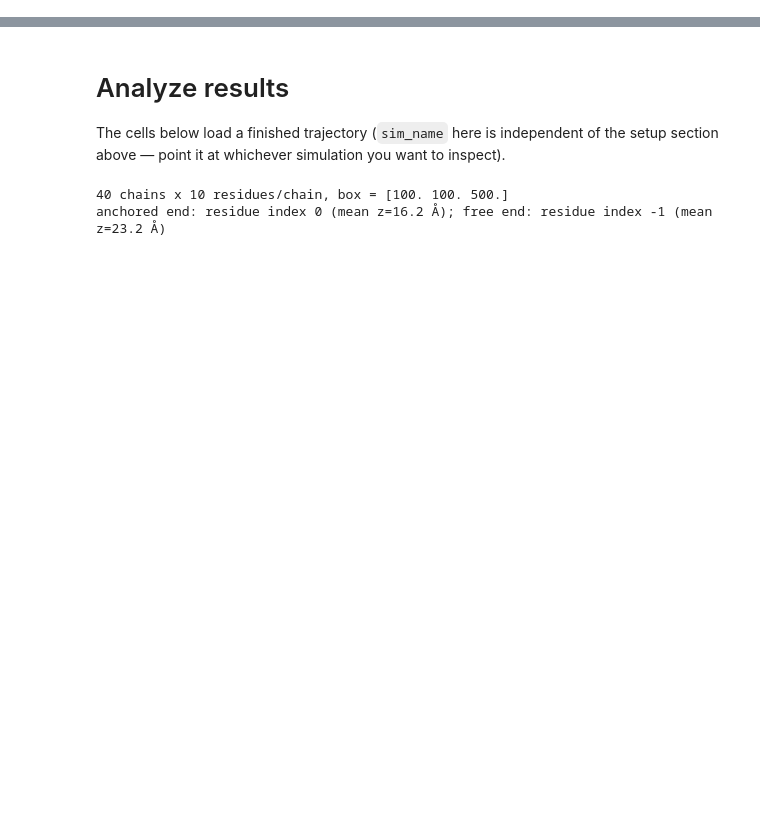
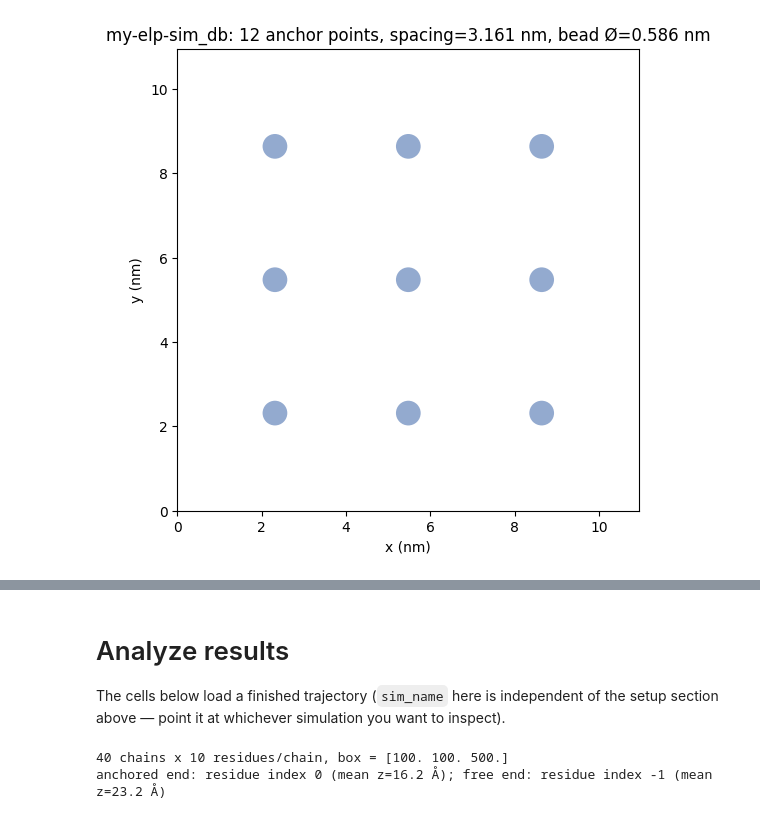
Before and after one commit to Delft-iGEM/ELP-Simulations, a Jupyter notebook: analyze.ipynb, the cells around one changed output, grey strips where cells are left out. Drawn from its saved outputs; the diff is of its cells as text; code cells hidden in the pictures; blank space fills up the shorter version.

```diff
--- a/analyze.ipynb
+++ b/analyze.ipynb
@@ -20,19 +22,54 @@ import matplotlib.pyplot as plt
 import numpy as np
 from matplotlib.patches import Circle
 
+from tools.elibpy import build_sequence_with_features, humanize_seq
 from tools.new_simulation import (
     MIN_BOX_L,
     Z_HEIGHT,
     _validate_sequence,
     get_clockwise_position,
     plan_box,
+    plan_steps,
 )
 
 # ---- Inputs --------------------------------------------------------------
-sim_name = "my-elp-sim"                        # simulations/<sim_name>/ — reused by every cell below
-sequence = "VPGVGVPGVGVPGVGVPGVGVPGVGVPGVG"     # single-letter AAs; residue 0 becomes the surface anchor ("Z")
-concentration = 0.02                            # ELP chains / nm^2 (surface concentration)
-nmol = 500                                      # number of ELP molecules
+sim_name = "my-elp-sim_db"                        # simulations/<sim_name>/ — reused by every cell below
+
+USE_ELP_BUILDER = False  # True: build `sequence` from `components` below via tools.elibpy; False: use the raw string
+
+# Used when USE_ELP_BUILDER = False. Residue 0 becomes the surface anchor ("Z").
+sequence = "VPGVGVPGVGVPGVGVPGVGVPGVGVPGVG"     # single-letter AAs
+
+# Used when USE_ELP_BUILDER = True — same (token, label) format as tools.elibpy.build_sequence_with_features:
+#   "<letter><count>"  -> that many VPG<letter>G repeats, e.g. "V5" -> VPGVGVPGVGVPGVGVPGVGVPGVG
+#   "(FRAGMENT)"        -> literal sequence fragment, inserted as-is
+components = [
+    ("V10", "VPGVG repeat"),
+    ("K1", "lvpgkg"),
+    ("I5", "VPGIG repeat"),
+    ("V10", "VPGVG repeat"),
+    ("K1", "lvpgkg"),
+    ("I5", "VPGIG repeat"),
+]
+
+if USE_ELP_BUILDER:
+    built = build_sequence_with_features(components)
+    sequence = built["seq"]
+    print(f"built sequence:  {humanize_seq(components)}")
+
+concentration = 0.1                            # ELP chains / nm^2 (surface concentration)
+nmol = 12                                       # number of ELP molecules
+
+# Step counts — the single source of truth used by every cell below (DelftBlue submit
+# and local run both read `steps`/`local_steps` from here instead of redefining them).
+steps = 7_070_000        # total MD production steps, used by the DelftBlue/GPU submit cell
+local_steps = 20_000      # smaller step count for the local CPU/GPU smoke-test cell
+
+# Caps the save interval (steps between saved trajectory frames) that `plan_steps`
+# below is allowed to pick — see the "steps -> frames" printout for what this
+# actually produces. CALVADOS/create_simulation's own default is 7000; lower it if
+# you want more temporal resolution (more saved frames) at a given step count.
+max_n_save = 7000
 # ---------------------------------------------------------------------------
 
 seq = _validate_sequence(sequence)
@@ -50,17 +87,35 @@ print(f"sequence:        {len(seq)} residues")
 print(f"box:             [{plan.l_box}, {plan.l_box}, {Z_HEIGHT}] nm")
 if plan.clamped:
     achieved = round(nmol / plan.l_box ** 2, 5)
-    print(f"\u26a0  requested concentration would need a box below the {MIN_BOX_L} nm floor required by "
-          f"CALVADOS's default cutoffs \u2014 box clamped to {plan.l_box} nm "
-          f"(achieved concentration \u2248 {achieved} chains/nm\u00b2)")
+    print(f"⚠  requested concentration would need a box below the {MIN_BOX_L} nm floor required by "
+          f"CALVADOS's default cutoffs — box clamped to {plan.l_box} nm "
+          f"(achieved concentration ≈ {achieved} chains/nm²)")
 print(f"anchor spacing:  {plan.spacing} nm")
 if plan.spacing_too_tight:
-    print(f"\u26a0  spacing ({plan.spacing} nm) is tighter than a rough own-size estimate for a "
-          f"{len(seq)}-residue chain ({plan.min_sane_spacing:.2f} nm) \u2014 chains will start heavily "
+    print(f"⚠  spacing ({plan.spacing} nm) is tighter than a rough own-size estimate for a "
+          f"{len(seq)}-residue chain ({plan.min_sane_spacing:.2f} nm) — chains will start heavily "
           f"overlapped and the simulation is likely to diverge to NaN. Lower the concentration and/or nmol.")
 if plan.spacing < anchor_sigma:
-    print(f"\u26a0  spacing ({plan.spacing} nm) is smaller than a single bead's own diameter "
-          f"({anchor_sigma:.3f} nm) \u2014 even the anchor beads themselves will overlap.")
+    print(f"⚠  spacing ({plan.spacing} nm) is smaller than a single bead's own diameter "
+          f"({anchor_sigma:.3f} nm) — even the anchor beads themselves will overlap.")
+
+# ---- steps -> frames: exactly what create_simulation() will compute internally ----
+# CALVADOS's Langevin integrator uses a fixed 0.01 ps (10 fs) timestep per step
+# (see calvados/sim.py) — that's not configurable from here, only `steps` is.
+DT_PS = 0.01
+
+def _print_step_plan(label: str, n_steps: int) -> None:
+    n_save, n_frames, actual_steps = plan_steps(n_steps, max_n_save=max_n_save)
+    rounded_note = "" if actual_steps == n_steps else f"  (rounded from {n_steps:,})"
+    print(f"\n{label}:")
+    print(f"  requested steps: {n_steps:,}")
+    print(f"  actual steps:    {actual_steps:,}{rounded_note}")
+    print(f"  simulated time:  {actual_steps * DT_PS / 1000:.3f} ns")
+    print(f"  save every:      {n_save:,} steps ({n_save * DT_PS:.3f} ps/frame)")
+    print(f"  saved frames:    {n_frames:,}  <- this is what len(u.trajectory) will be in the Analyze section")
+
+_print_step_plan("production run ('steps', used by the DelftBlue submit cell)", steps)
+_print_step_plan("local smoke test ('local_steps', used by the local run cell)", local_steps)
 
 # ---- 2D preview of the starting grid, anchor points sized to bead diameter ----
 centers = np.array([get_clockwise_position(i)[:2] for i in range(nmol)], dtype=float)
@@ -74,5 +129,6 @@ ax.set_ylim(0, plan.l_box)
 ax.set_aspect("equal")
 ax.set_xlabel("x (nm)")
 ax.set_ylabel("y (nm)")
-ax.set_title(f"{sim_name}: {nmol} anchor points, spacing={plan.spacing} nm, bead \u00d8={anchor_sigma:.3f} nm")
+ax.set_title(f"{sim_name}: {nmol} anchor points, spacing={plan.spacing} nm, bead Ø={anchor_sigma:.3f} nm")
 plt.show()
+# %% [output]
@@ -79,3 +153,4 @@ plt.show()
+[figure, added]
 # %% [markdown]
 ## Prepare + submit to DelftBlue (GPU/SLURM)
 
```
Also changed, not shown: parts of 13 cells of this notebook, 5 other files.
